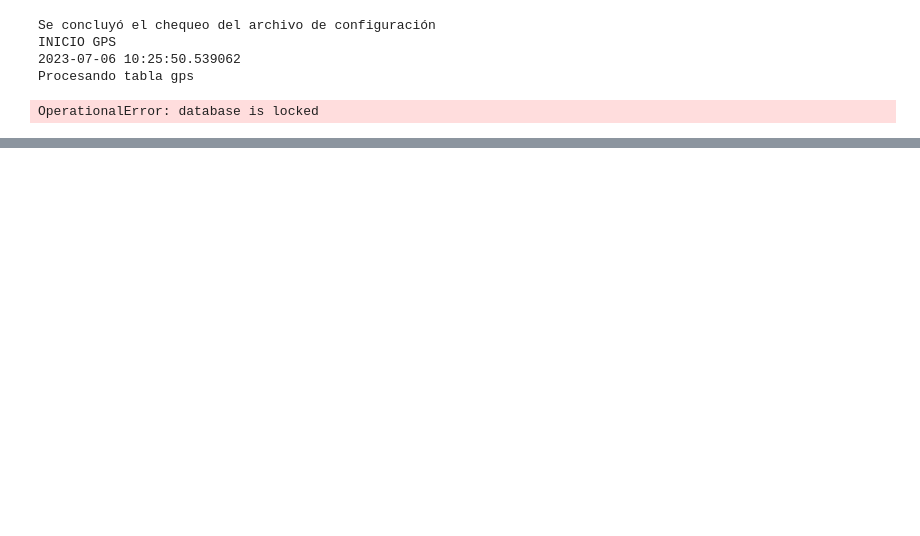
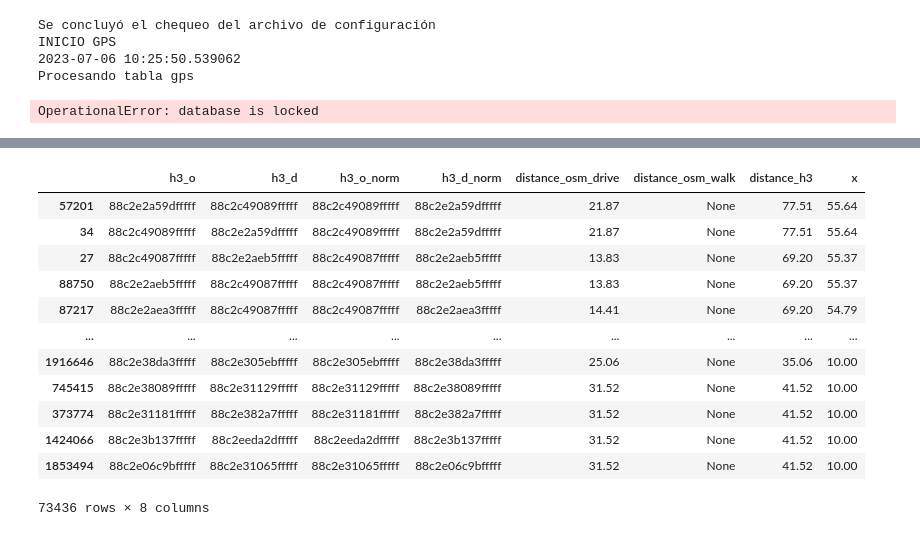
Before and after one commit to EL-BID/UrbanTrips, a Jupyter notebook: run_services.ipynb, the cells around one changed output, grey strips where cells are left out. Cells and saved outputs as stored; diff of their text form; code cells hidden in the pictures; blank space fills up the shorter version.

```diff
--- a/run_services.ipynb
+++ b/run_services.ipynb
@@ -107,0 +113,18 @@ distancias
+# %%
+# distancias['x']=distancias['distance_h3']-distancias['distance_osm_drive']
+# x=distancias.sort_values('x', ascending=False)
+x[x.x>10]
+# %% [output]
+|  | h3_o | h3_d | h3_o_norm | h3_d_norm | distance_osm_drive | distance_osm_walk | distance_h3 | x |
+| 57201 | 88c2e2a59dfffff | 88c2c49089fffff | 88c2c49089fffff | 88c2e2a59dfffff | 21.87 | None | 77.51 | 55.64 |
+| 34 | 88c2c49089fffff | 88c2e2a59dfffff | 88c2c49089fffff | 88c2e2a59dfffff | 21.87 | None | 77.51 | 55.64 |
+| 27 | 88c2c49087fffff | 88c2e2aeb5fffff | 88c2c49087fffff | 88c2e2aeb5fffff | 13.83 | None | 69.20 | 55.37 |
+| 88750 | 88c2e2aeb5fffff | 88c2c49087fffff | 88c2c49087fffff | 88c2e2aeb5fffff | 13.83 | None | 69.20 | 55.37 |
+| 87217 | 88c2e2aea3fffff | 88c2c49087fffff | 88c2c49087fffff | 88c2e2aea3fffff | 14.41 | None | 69.20 | 54.79 |
+| ... | ... | ... | ... | ... | ... | ... | ... | ... |
+| 1916646 | 88c2e38da3fffff | 88c2e305ebfffff | 88c2e305ebfffff | 88c2e38da3fffff | 25.06 | None | 35.06 | 10.00 |
+| 745415 | 88c2e38089fffff | 88c2e31129fffff | 88c2e31129fffff | 88c2e38089fffff | 31.52 | None | 41.52 | 10.00 |
+| 373774 | 88c2e31181fffff | 88c2e382a7fffff | 88c2e31181fffff | 88c2e382a7fffff | 31.52 | None | 41.52 | 10.00 |
+| 1424066 | 88c2e3b137fffff | 88c2eeda2dfffff | 88c2eeda2dfffff | 88c2e3b137fffff | 31.52 | None | 41.52 | 10.00 |
+| 1853494 | 88c2e06c9bfffff | 88c2e31065fffff | 88c2e31065fffff | 88c2e06c9bfffff | 31.52 | None | 41.52 | 10.00 |
+73436 rows × 8 columns
```
Also changed, not shown: parts of 16 cells of this notebook, 13 other files.
